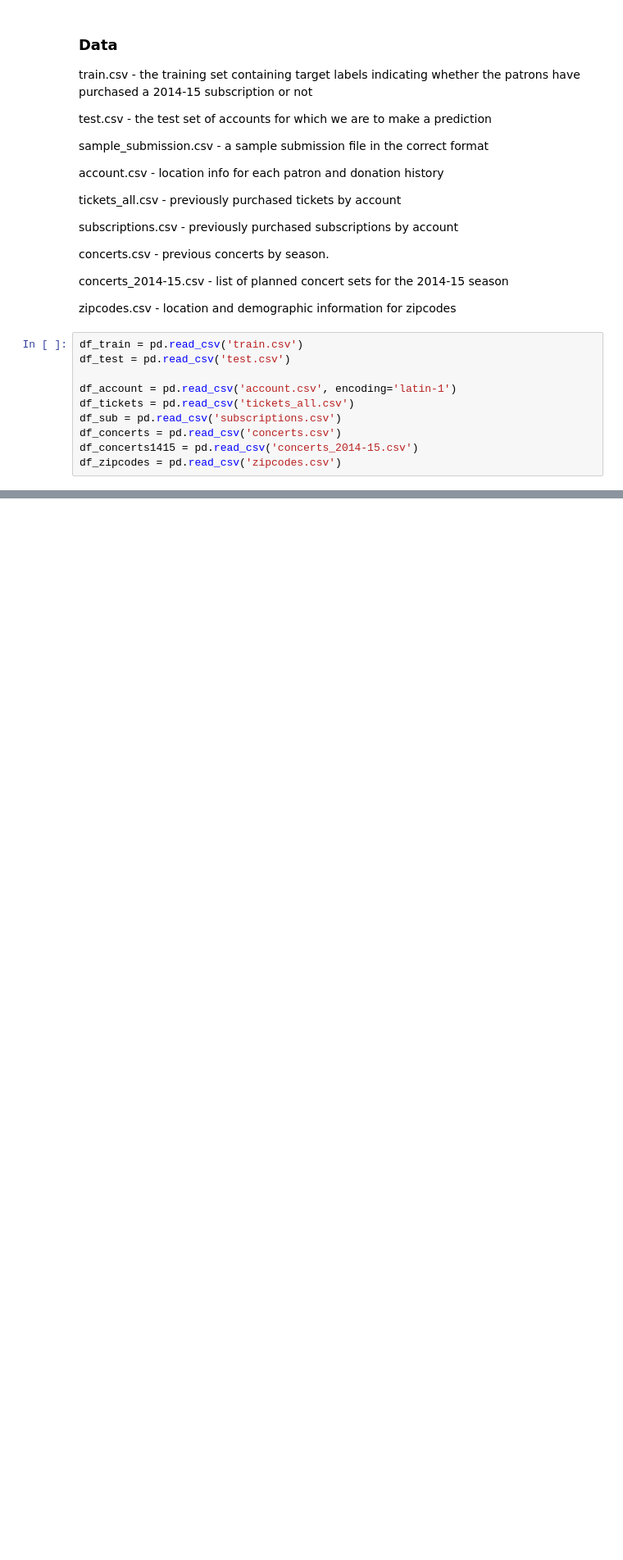
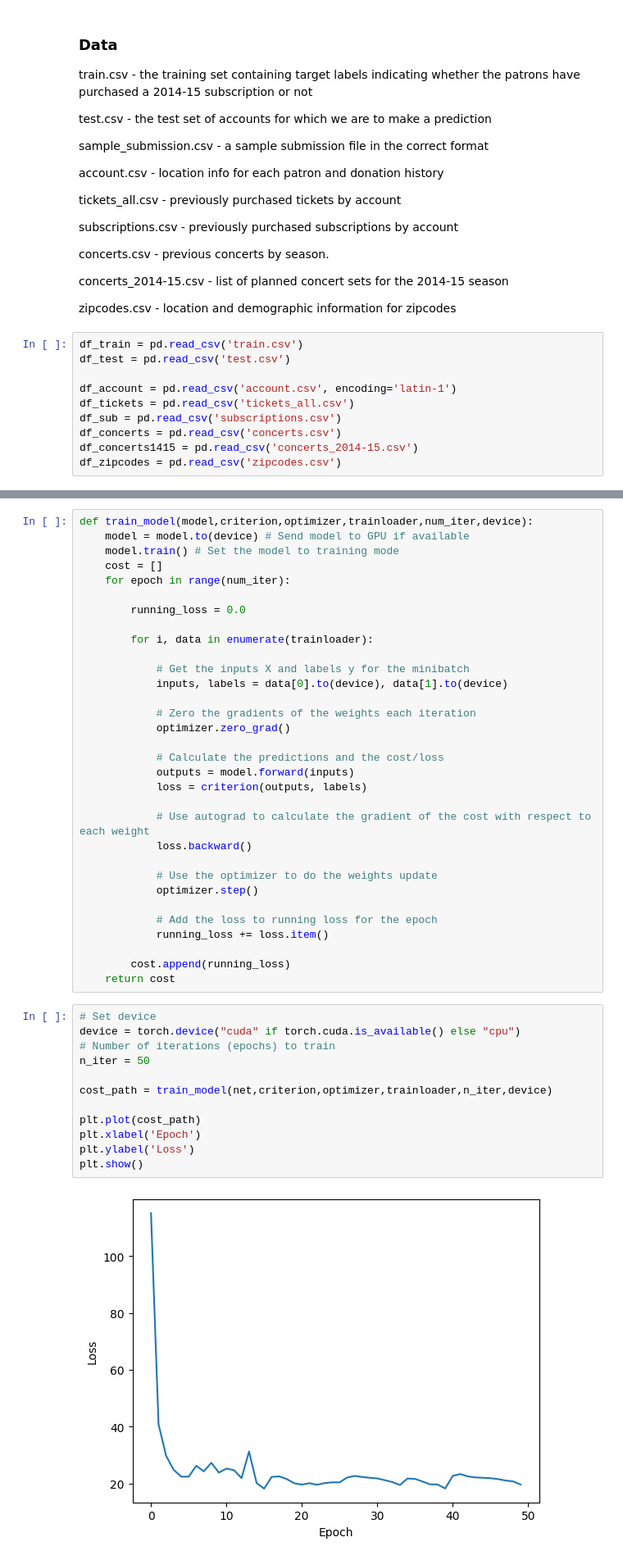
Before and after one commit to zihanxing/MusicSubscription_Prediction, a Jupyter notebook: main.ipynb, the cells around one changed output, grey strips where cells are left out. Shown at 82% size. Saved outputs shown, nothing was run; the diff lists cells and outputs as text; blank space fills up the shorter version.

```diff
--- a/main.ipynb
+++ b/main.ipynb
@@ -103,0 +326,46 @@ df_sub
+# %%
+def train_model(model,criterion,optimizer,trainloader,num_iter,device):
+    model = model.to(device) # Send model to GPU if available
+    model.train() # Set the model to training mode
+    cost = []
+    for epoch in range(num_iter):
+
+        running_loss = 0.0
+
+        for i, data in enumerate(trainloader):
+
+            # Get the inputs X and labels y for the minibatch
+            inputs, labels = data[0].to(device), data[1].to(device)
+
+            # Zero the gradients of the weights each iteration
+            optimizer.zero_grad()
+
+            # Calculate the predictions and the cost/loss
+            outputs = model.forward(inputs)
+            loss = criterion(outputs, labels)
+
+            # Use autograd to calculate the gradient of the cost with respect to each weight
+            loss.backward()
+
+            # Use the optimizer to do the weights update
+            optimizer.step()
+
+            # Add the loss to running loss for the epoch
+            running_loss += loss.item()
+
+        cost.append(running_loss)
+    return cost
+# %%
+# Set device
+device = torch.device("cuda" if torch.cuda.is_available() else "cpu")
+# Number of iterations (epochs) to train
+n_iter = 50
+
+cost_path = train_model(net,criterion,optimizer,trainloader,n_iter,device)
+
+plt.plot(cost_path)
+plt.xlabel('Epoch')
+plt.ylabel('Loss')
+plt.show()
+# %% [output]
+[figure, added]
```
Also changed, not shown: parts of 46 cells of this notebook, 1 other file.
